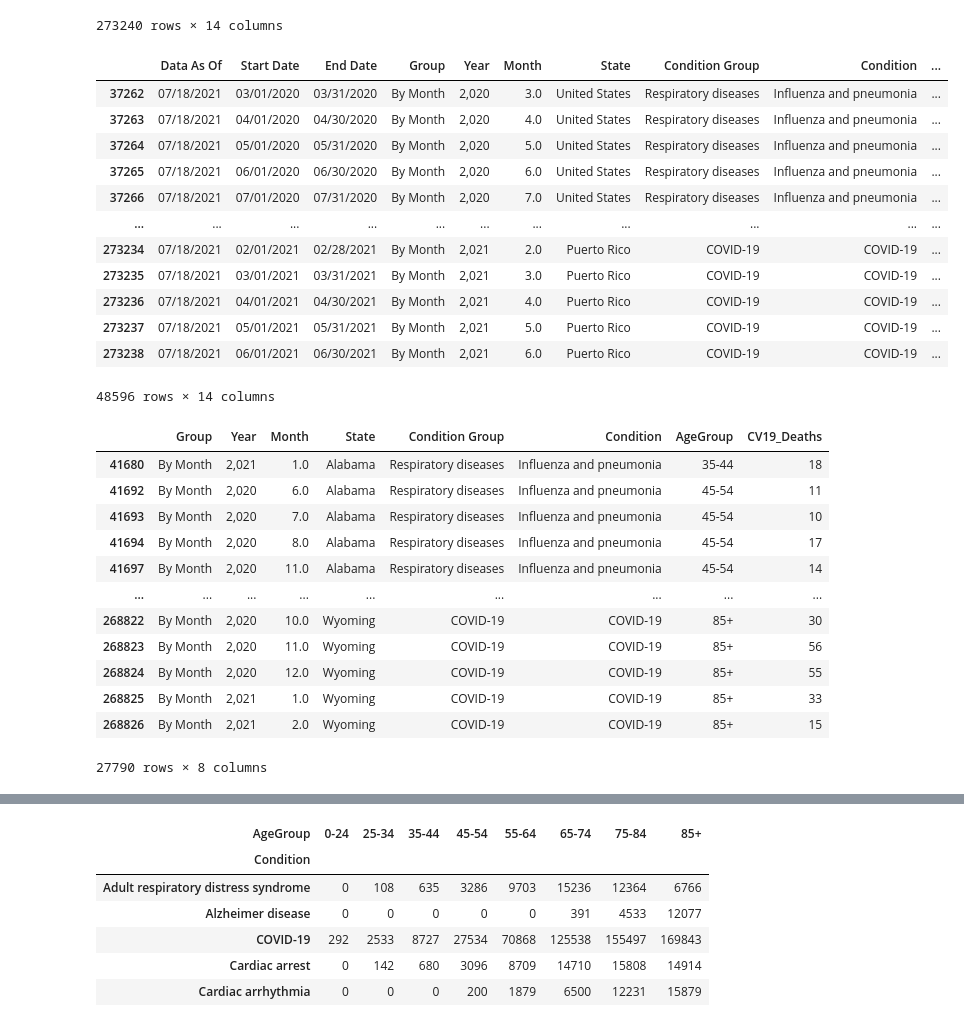
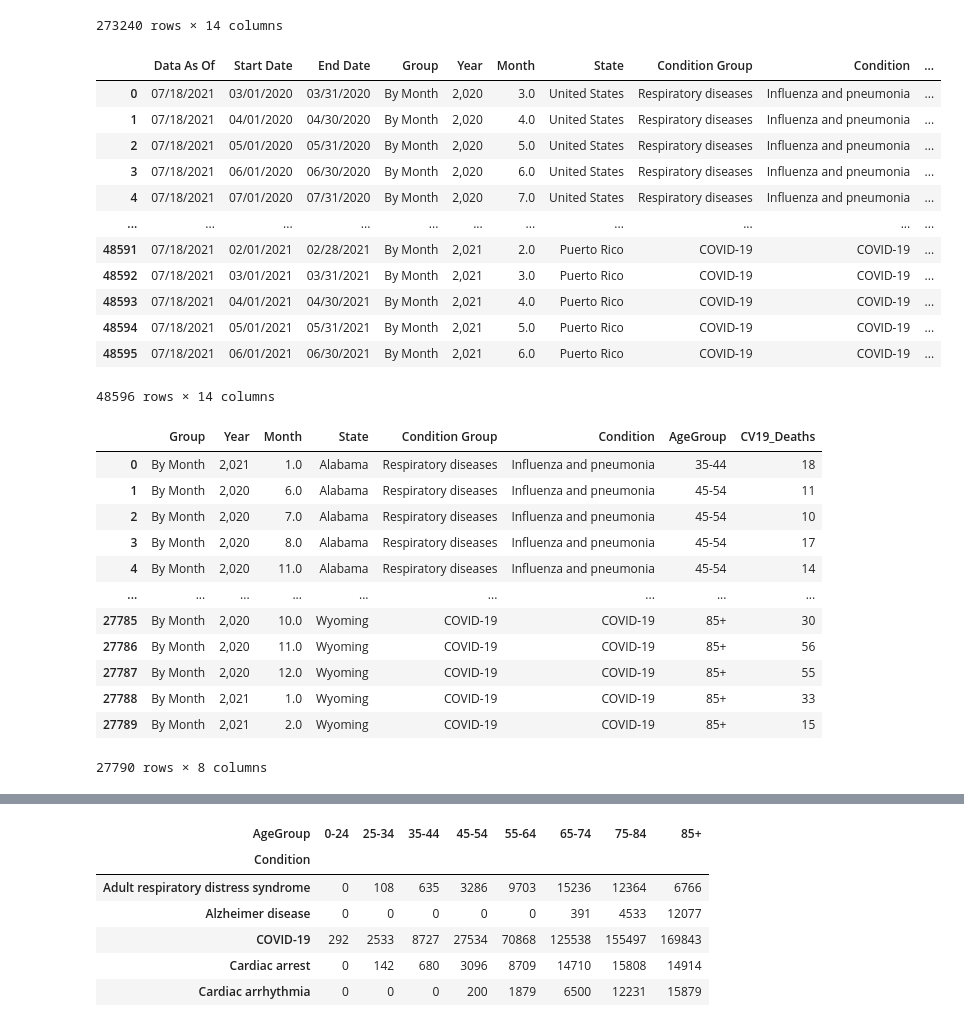
Before and after one commit to JScottLopez/github-ds, a Jupyter notebook: TIM_6500_JSLopez.ipynb, the cells around one changed output, grey strips where cells are left out. Drawn from its saved outputs; the diff is of its cells as text; code cells hidden in the pictures.

```diff
--- a/TIM_6500_JSLopez.ipynb
+++ b/TIM_6500_JSLopez.ipynb
@@ -59,27 +59,29 @@ display(df)
 # %%
 #drop all null values in CV19_Deaths column
 df.dropna(subset = ["CV19_Deaths"], inplace=True)
 df.dropna(subset = ["Year"], inplace=True)
 df.dropna(subset = ["Month"], inplace=True)
 
 #check for value of 0 in CV_Deaths column and drop rows
 index_names = df[df['CV19_Deaths'] == '0'].index
 df.drop(index_names, inplace = True)
 
+df = df.reset_index(drop=True)
+
 display(df)
 # %% [output]
 |  | Data As Of | Start Date | End Date | Group | Year | Month | State | Condition Group | Condition | ... |
-| 37262 | 07/18/2021 | 03/01/2020 | 03/31/2020 | By Month | 2,020 | 3.0 | United States | Respiratory diseases | Influenza and pneumonia | ... |
-| 37263 | 07/18/2021 | 04/01/2020 | 04/30/2020 | By Month | 2,020 | 4.0 | United States | Respiratory diseases | Influenza and pneumonia | ... |
-| 37264 | 07/18/2021 | 05/01/2020 | 05/31/2020 | By Month | 2,020 | 5.0 | United States | Respiratory diseases | Influenza and pneumonia | ... |
-| 37265 | 07/18/2021 | 06/01/2020 | 06/30/2020 | By Month | 2,020 | 6.0 | United States | Respiratory diseases | Influenza and pneumonia | ... |
-| 37266 | 07/18/2021 | 07/01/2020 | 07/31/2020 | By Month | 2,020 | 7.0 | United States | Respiratory diseases | Influenza and pneumonia | ... |
+| 0 | 07/18/2021 | 03/01/2020 | 03/31/2020 | By Month | 2,020 | 3.0 | United States | Respiratory diseases | Influenza and pneumonia | ... |
+| 1 | 07/18/2021 | 04/01/2020 | 04/30/2020 | By Month | 2,020 | 4.0 | United States | Respiratory diseases | Influenza and pneumonia | ... |
+| 2 | 07/18/2021 | 05/01/2020 | 05/31/2020 | By Month | 2,020 | 5.0 | United States | Respiratory diseases | Influenza and pneumonia | ... |
+| 3 | 07/18/2021 | 06/01/2020 | 06/30/2020 | By Month | 2,020 | 6.0 | United States | Respiratory diseases | Influenza and pneumonia | ... |
+| 4 | 07/18/2021 | 07/01/2020 | 07/31/2020 | By Month | 2,020 | 7.0 | United States | Respiratory diseases | Influenza and pneumonia | ... |
 | ... | ... | ... | ... | ... | ... | ... | ... | ... | ... | ... |
-| 273234 | 07/18/2021 | 02/01/2021 | 02/28/2021 | By Month | 2,021 | 2.0 | Puerto Rico | COVID-19 | COVID-19 | ... |
-| 273235 | 07/18/2021 | 03/01/2021 | 03/31/2021 | By Month | 2,021 | 3.0 | Puerto Rico | COVID-19 | COVID-19 | ... |
-| 273236 | 07/18/2021 | 04/01/2021 | 04/30/2021 | By Month | 2,021 | 4.0 | Puerto Rico | COVID-19 | COVID-19 | ... |
-| 273237 | 07/18/2021 | 05/01/2021 | 05/31/2021 | By Month | 2,021 | 5.0 | Puerto Rico | COVID-19 | COVID-19 | ... |
-| 273238 | 07/18/2021 | 06/01/2021 | 06/30/2021 | By Month | 2,021 | 6.0 | Puerto Rico | COVID-19 | COVID-19 | ... |
+| 48591 | 07/18/2021 | 02/01/2021 | 02/28/2021 | By Month | 2,021 | 2.0 | Puerto Rico | COVID-19 | COVID-19 | ... |
+| 48592 | 07/18/2021 | 03/01/2021 | 03/31/2021 | By Month | 2,021 | 3.0 | Puerto Rico | COVID-19 | COVID-19 | ... |
+| 48593 | 07/18/2021 | 04/01/2021 | 04/30/2021 | By Month | 2,021 | 4.0 | Puerto Rico | COVID-19 | COVID-19 | ... |
+| 48594 | 07/18/2021 | 05/01/2021 | 05/31/2021 | By Month | 2,021 | 5.0 | Puerto Rico | COVID-19 | COVID-19 | ... |
+| 48595 | 07/18/2021 | 06/01/2021 | 06/30/2021 | By Month | 2,021 | 6.0 | Puerto Rico | COVID-19 | COVID-19 | ... |
 48596 rows × 14 columns
 # %%
 #drop non-relevant columns
@@ -96,20 +98,22 @@ df = df[~df.Group.str.contains('By Year|By Total', regex=True)]
 row_index = df[df['Condition'] == 'All other conditions and causes (residual)'].index
 df.drop(row_index, inplace = True)
 
+df = df.reset_index(drop=True)
+
 display(df)
 # %% [output]
 |  | Group | Year | Month | State | Condition Group | Condition | AgeGroup | CV19_Deaths |
-| 41680 | By Month | 2,021 | 1.0 | Alabama | Respiratory diseases | Influenza and pneumonia | 35-44 | 18 |
-| 41692 | By Month | 2,020 | 6.0 | Alabama | Respiratory diseases | Influenza and pneumonia | 45-54 | 11 |
-| 41693 | By Month | 2,020 | 7.0 | Alabama | Respiratory diseases | Influenza and pneumonia | 45-54 | 10 |
-| 41694 | By Month | 2,020 | 8.0 | Alabama | Respiratory diseases | Influenza and pneumonia | 45-54 | 17 |
-| 41697 | By Month | 2,020 | 11.0 | Alabama | Respiratory diseases | Influenza and pneumonia | 45-54 | 14 |
+| 0 | By Month | 2,021 | 1.0 | Alabama | Respiratory diseases | Influenza and pneumonia | 35-44 | 18 |
+| 1 | By Month | 2,020 | 6.0 | Alabama | Respiratory diseases | Influenza and pneumonia | 45-54 | 11 |
+| 2 | By Month | 2,020 | 7.0 | Alabama | Respiratory diseases | Influenza and pneumonia | 45-54 | 10 |
+| 3 | By Month | 2,020 | 8.0 | Alabama | Respiratory diseases | Influenza and pneumonia | 45-54 | 17 |
+| 4 | By Month | 2,020 | 11.0 | Alabama | Respiratory diseases | Influenza and pneumonia | 45-54 | 14 |
 | ... | ... | ... | ... | ... | ... | ... | ... | ... |
-| 268822 | By Month | 2,020 | 10.0 | Wyoming | COVID-19 | COVID-19 | 85+ | 30 |
-| 268823 | By Month | 2,020 | 11.0 | Wyoming | COVID-19 | COVID-19 | 85+ | 56 |
-| 268824 | By Month | 2,020 | 12.0 | Wyoming | COVID-19 | COVID-19 | 85+ | 55 |
-| 268825 | By Month | 2,021 | 1.0 | Wyoming | COVID-19 | COVID-19 | 85+ | 33 |
-| 268826 | By Month | 2,021 | 2.0 | Wyoming | COVID-19 | COVID-19 | 85+ | 15 |
+| 27785 | By Month | 2,020 | 10.0 | Wyoming | COVID-19 | COVID-19 | 85+ | 30 |
+| 27786 | By Month | 2,020 | 11.0 | Wyoming | COVID-19 | COVID-19 | 85+ | 56 |
+| 27787 | By Month | 2,020 | 12.0 | Wyoming | COVID-19 | COVID-19 | 85+ | 55 |
+| 27788 | By Month | 2,021 | 1.0 | Wyoming | COVID-19 | COVID-19 | 85+ | 33 |
+| 27789 | By Month | 2,021 | 2.0 | Wyoming | COVID-19 | COVID-19 | 85+ | 15 |
 27790 rows × 8 columns
 # %%
 #remove commas from CV19_Deaths column
```
Also changed, not shown: parts of 2 cells of this notebook.
